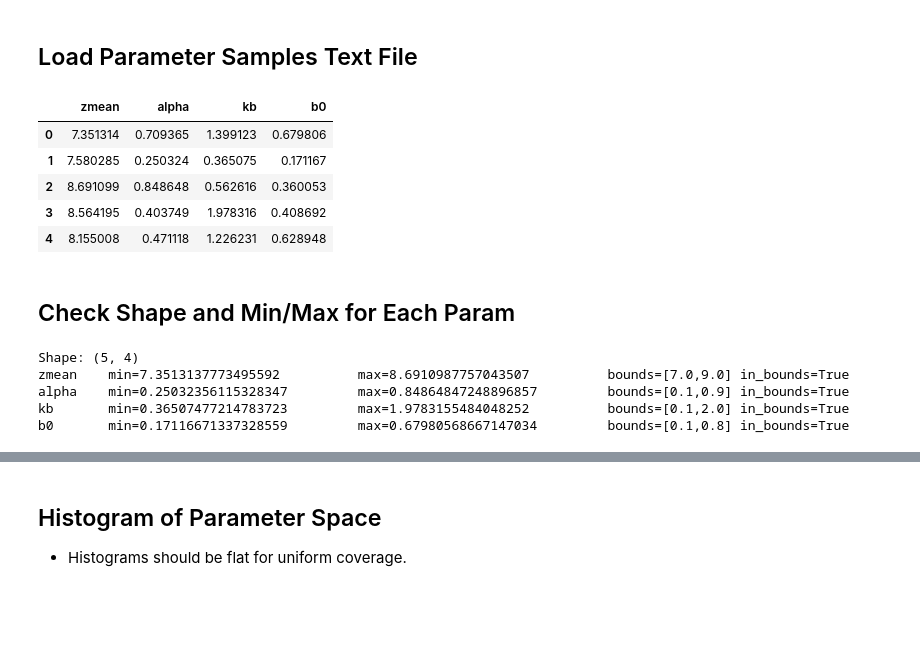
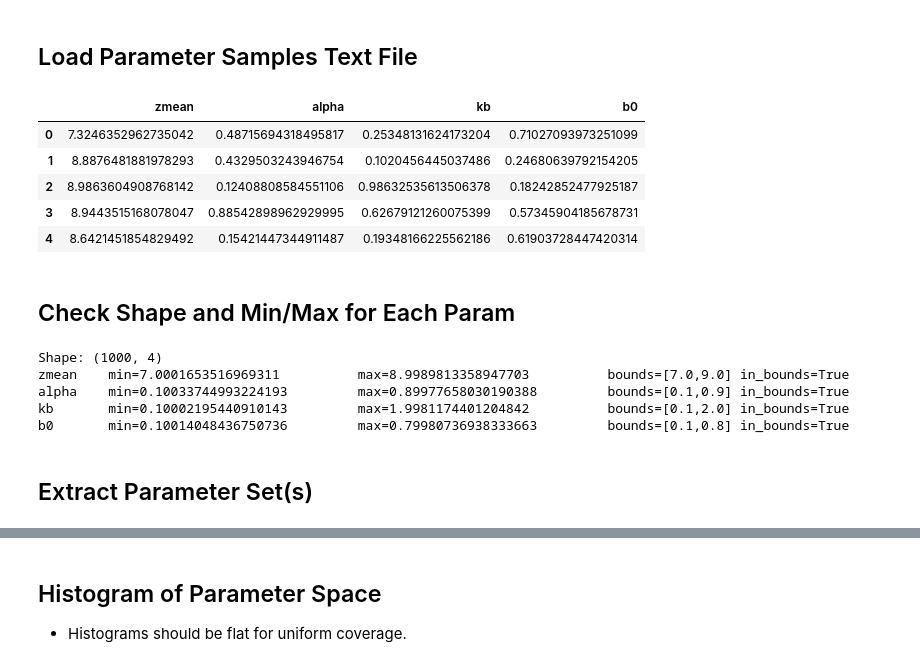
Before and after one commit to RobertxPearce/reionization-emulator, a Jupyter notebook: notebooks/param_space_validation.ipynb, the cells around one changed output, grey strips where cells are left out. Saved outputs shown, nothing was run; the diff lists cells and outputs as text; code cells hidden in the pictures; blank space fills up the shorter version.

```diff
--- a/notebooks/param_space_validation.ipynb
+++ b/notebooks/param_space_validation.ipynb
@@ -6,33 +6,34 @@ This notebook visualizes the parameter space for large parameter sampling.
 from pathlib import Path
 import numpy as np
 import pandas as pd
+pd.set_option("display.float_format", lambda x: f"{x:.17g}")
 import matplotlib.pyplot as plt
 from itertools import combinations
 from scipy.stats import kstest
 # %% [markdown]
 ## Load Parameter Samples Text File
 # %%
-PARAM_FILE = Path("/Users/robertxpearce/Desktop/reionization-emulator/data/param_samples/params_test.txt")
+PARAM_FILE = Path("/Users/robertxpearce/Desktop/reionization-emulator/data/param_samples/params_v6.txt")
 
 names = ["zmean", "alpha", "kb", "b0"]
 bounds = {
     "zmean": (7.0, 9.0),
     "alpha": (0.10, 0.90),
     "kb":    (0.10, 2.0),
     "b0":    (0.10, 0.80),
 }
 
 X = np.loadtxt(PARAM_FILE)
 df = pd.DataFrame(X, columns=names)
 
 df.head()
 # %% [output]
 |  | zmean | alpha | kb | b0 |
-| 0 | 7.351314 | 0.709365 | 1.399123 | 0.679806 |
-| 1 | 7.580285 | 0.250324 | 0.365075 | 0.171167 |
-| 2 | 8.691099 | 0.848648 | 0.562616 | 0.360053 |
-| 3 | 8.564195 | 0.403749 | 1.978316 | 0.408692 |
-| 4 | 8.155008 | 0.471118 | 1.226231 | 0.628948 |
+| 0 | 7.3246352962735042 | 0.48715694318495817 | 0.25348131624173204 | 0.71027093973251099 |
+| 1 | 8.8876481881978293 | 0.4329503243946754 | 0.1020456445037486 | 0.24680639792154205 |
+| 2 | 8.9863604908768142 | 0.12408808584551106 | 0.98632535613506378 | 0.18242852477925187 |
+| 3 | 8.9443515168078047 | 0.88542898962929995 | 0.62679121260075399 | 0.57345904185678731 |
+| 4 | 8.6421451854829492 | 0.15421447344911487 | 0.19348166225562186 | 0.61903728447420314 |
 # %% [markdown]
 ## Check Shape and Min/Max for Each Param
 # %%
@@ -43,8 +44,10 @@ for n in names:
     mn, mx = df[n].min(), df[n].max()
     print(f"{n:5s} \t min={mn:.17g} \t max={mx:.17g} \t bounds=[{lo},{hi}] in_bounds={mn>=lo and mx<=hi}")
 # %% [output]
-Shape: (5, 4)
-zmean    min=7.3513137773495592          max=8.6910987757043507          bounds=[7.0,9.0] in_bounds=True
-alpha    min=0.25032356115328347         max=0.84864847248896857         bounds=[0.1,0.9] in_bounds=True
-kb       min=0.36507477214783723         max=1.9783155484048252          bounds=[0.1,2.0] in_bounds=True
-b0       min=0.17116671337328559         max=0.67980568667147034         bounds=[0.1,0.8] in_bounds=True
+Shape: (1000, 4)
+zmean    min=7.0001653516969311          max=8.9989813358947703          bounds=[7.0,9.0] in_bounds=True
+alpha    min=0.10033744993224193         max=0.89977658030190388         bounds=[0.1,0.9] in_bounds=True
+kb       min=0.10002195440910143         max=1.9981174401204842          bounds=[0.1,2.0] in_bounds=True
+b0       min=0.10014048436750736         max=0.79980736938333663         bounds=[0.1,0.8] in_bounds=True
+# %% [markdown]
+## Extract Parameter Set(s)
```
Also changed, not shown: parts of 5 cells of this notebook, 4 other files.
